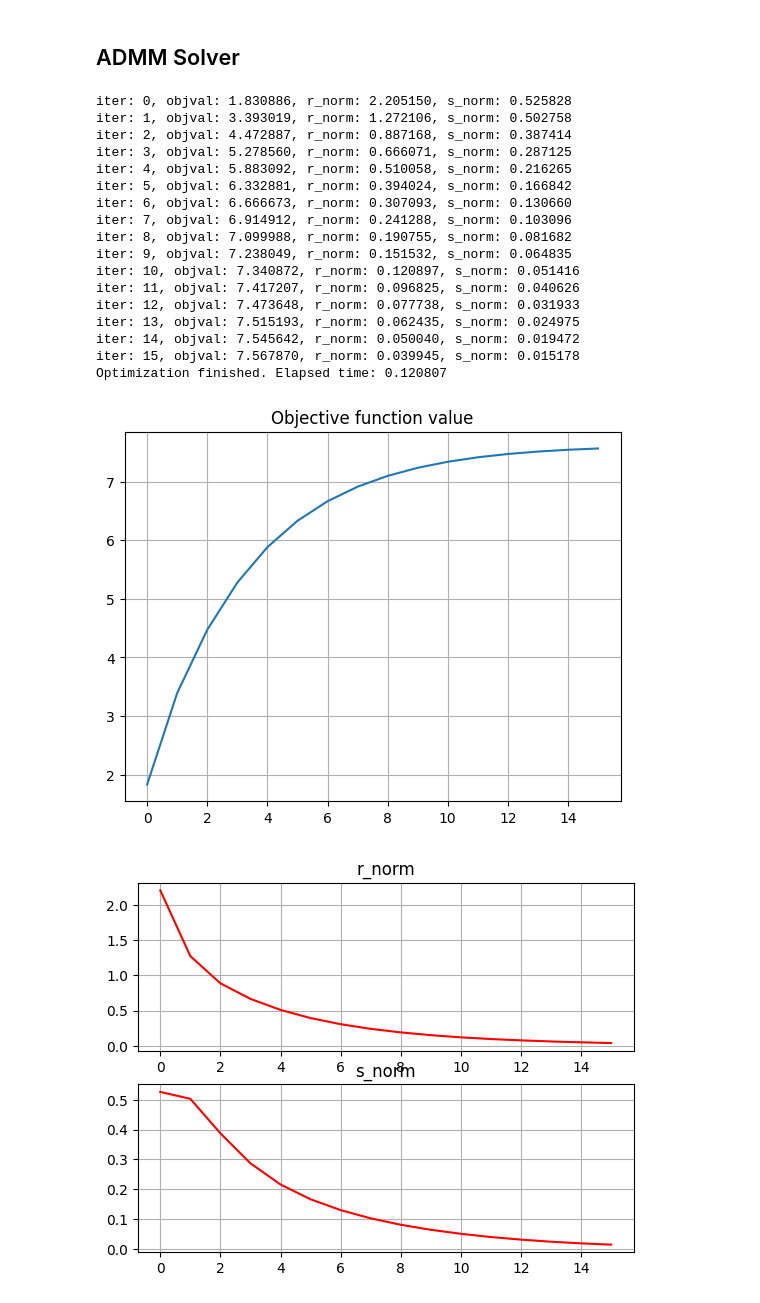
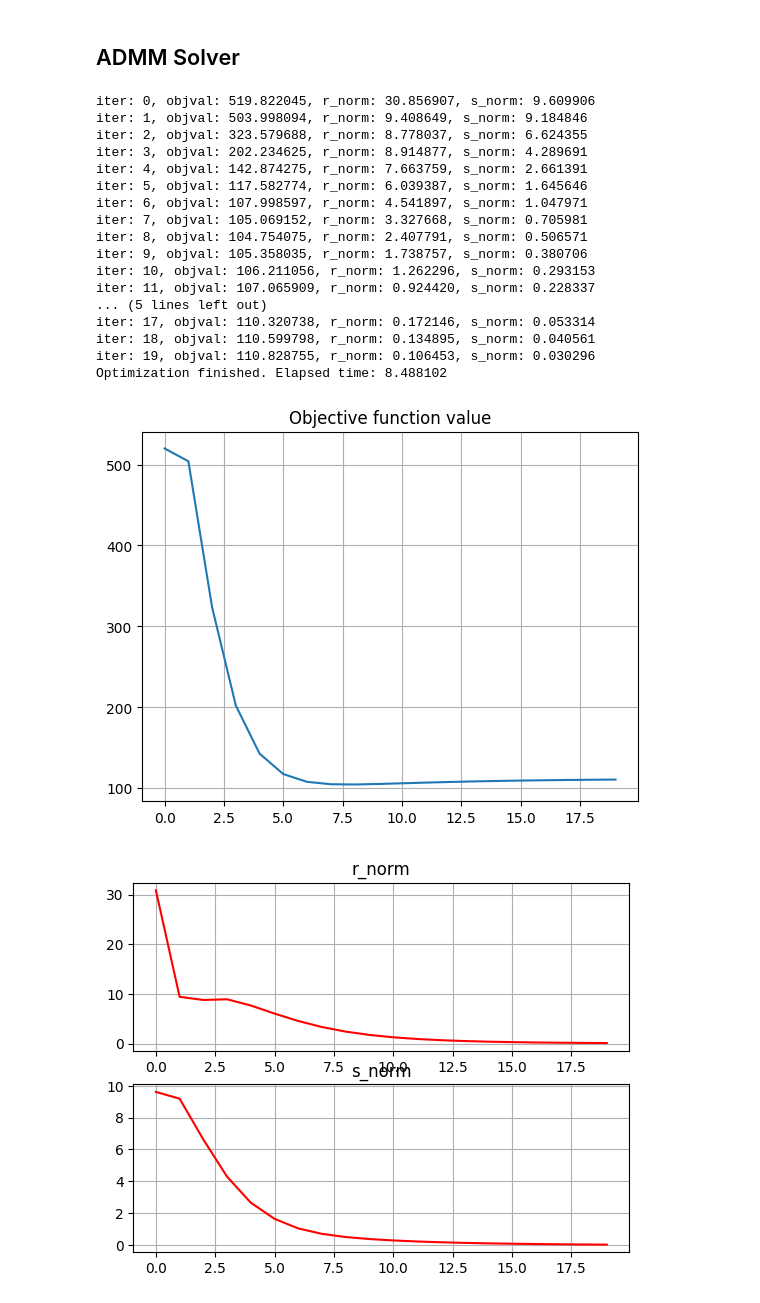
Before and after one commit to VulcanZhX/pywindsim, a Jupyter notebook: lasso_group_admm.ipynb, the cells around one changed output. Saved outputs shown, nothing was run; the diff lists cells and outputs as text; code cells hidden in the pictures.

Commit message:
Randomize initial x and z

```diff
--- a/lasso_group_admm.ipynb
+++ b/lasso_group_admm.ipynb
@@ -12,7 +14,7 @@ RELTOL = 1e-2
 # %%
-m, n = 100, 200
-p = 20 / n
-group_number = 5
+m, n = 500, 1000
+p = 100 / n
+group_number = 10
 x0 = sci.sparse.rand(n*group_number, 1, p).toarray() # n x 1 array with p% non-zeros
 A_grouped = np.random.randn(m, n*group_number)
 A_grouped = A_grouped*sci.sparse.diags([1/np.sqrt(np.sum(A_grouped**2, axis=0))], [0]) # normalize columns
@@ -42,8 +44,11 @@ for i in range(group_number):
 # %% [markdown]
 ## ADMM Solver
 # %%
-x = np.zeros((n, group_number)) # reshape x0 to a matrix to simplifiy calculation
-z = np.zeros((n, 1))
+# x = np.zeros((n, group_number)) # reshape x0 to a matrix to simplifiy calculation
+
+# randomize initial x and z
+x = np.random.randn(n, group_number) # reshape x0 to a matrix to simplifiy calculation
+z = np.random.randn(n, 1)
 u = np.zeros((n, group_number))  # u is the dual variable
 
 history = {'objval': [], 'r_norm': [], 's_norm': [], 'eps_pri': [], 'eps_dual': []}
@@ -91,42 +96,42 @@ for k in range(MAX_ITER):
 time_end = time.time()
 print('Optimization finished. Elapsed time: %f' % (time_end - time_start))
 # %% [output]
-iter: 0, objval: 1.830886, r_norm: 2.205150, s_norm: 0.525828
-iter: 1, objval: 3.393019, r_norm: 1.272106, s_norm: 0.502758
-iter: 2, objval: 4.472887, r_norm: 0.887168, s_norm: 0.387414
-iter: 3, objval: 5.278560, r_norm: 0.666071, s_norm: 0.287125
-iter: 4, objval: 5.883092, r_norm: 0.510058, s_norm: 0.216265
-iter: 5, objval: 6.332881, r_norm: 0.394024, s_norm: 0.166842
-iter: 6, objval: 6.666673, r_norm: 0.307093, s_norm: 0.130660
-iter: 7, objval: 6.914912, r_norm: 0.241288, s_norm: 0.103096
-iter: 8, objval: 7.099988, r_norm: 0.190755, s_norm: 0.081682
-iter: 9, objval: 7.238049, r_norm: 0.151532, s_norm: 0.064835
-iter: 10, objval: 7.340872, r_norm: 0.120897, s_norm: 0.051416
-iter: 11, objval: 7.417207, r_norm: 0.096825, s_norm: 0.040626
-iter: 12, objval: 7.473648, r_norm: 0.077738, s_norm: 0.031933
-iter: 13, objval: 7.515193, r_norm: 0.062435, s_norm: 0.024975
-iter: 14, objval: 7.545642, r_norm: 0.050040, s_norm: 0.019472
-iter: 15, objval: 7.567870, r_norm: 0.039945, s_norm: 0.015178
-Optimization finished. Elapsed time: 0.120807
+iter: 0, objval: 519.822045, r_norm: 30.856907, s_norm: 9.609906
+iter: 1, objval: 503.998094, r_norm: 9.408649, s_norm: 9.184846
+iter: 2, objval: 323.579688, r_norm: 8.778037, s_norm: 6.624355
+iter: 3, objval: 202.234625, r_norm: 8.914877, s_norm: 4.289691
+iter: 4, objval: 142.874275, r_norm: 7.663759, s_norm: 2.661391
+iter: 5, objval: 117.582774, r_norm: 6.039387, s_norm: 1.645646
+iter: 6, objval: 107.998597, r_norm: 4.541897, s_norm: 1.047971
+iter: 7, objval: 105.069152, r_norm: 3.327668, s_norm: 0.705981
+iter: 8, objval: 104.754075, r_norm: 2.407791, s_norm: 0.506571
+iter: 9, objval: 105.358035, r_norm: 1.738757, s_norm: 0.380706
+iter: 10, objval: 106.211056, r_norm: 1.262296, s_norm: 0.293153
+iter: 11, objval: 107.065909, r_norm: 0.924420, s_norm: 0.228337
+... (5 lines left out)
+iter: 17, objval: 110.320738, r_norm: 0.172146, s_norm: 0.053314
+iter: 18, objval: 110.599798, r_norm: 0.134895, s_norm: 0.040561
+iter: 19, objval: 110.828755, r_norm: 0.106453, s_norm: 0.030296
+Optimization finished. Elapsed time: 8.488102
 # %%
 LEN = np.size(history['objval'])
 plt.figure()
 plt.plot(range(LEN), history['objval'], label='Objective function value')
 plt.title('Objective function value')
 plt.grid()
 plt.show()
 
 plt.figure()
 plt.subplot(2, 1, 1)
 plt.plot(range(LEN), history['r_norm'], label='r_norm', color='r')
 plt.title('r_norm')
 plt.grid()
 
 plt.subplot(2, 1, 2)
-plt.plot(range(LEN), history['s_norm'], label='s_norm', color='g')
+plt.plot(range(LEN), history['s_norm'], label='s_norm', color='r')
 plt.title('s_norm')
 plt.grid()
 plt.show()
 # %% [output]
-[figure, old version]
+[figure, new version]
-[figure, old version]
+[figure, new version]
```
Also changed, not shown: parts of 1 cell of this notebook.
